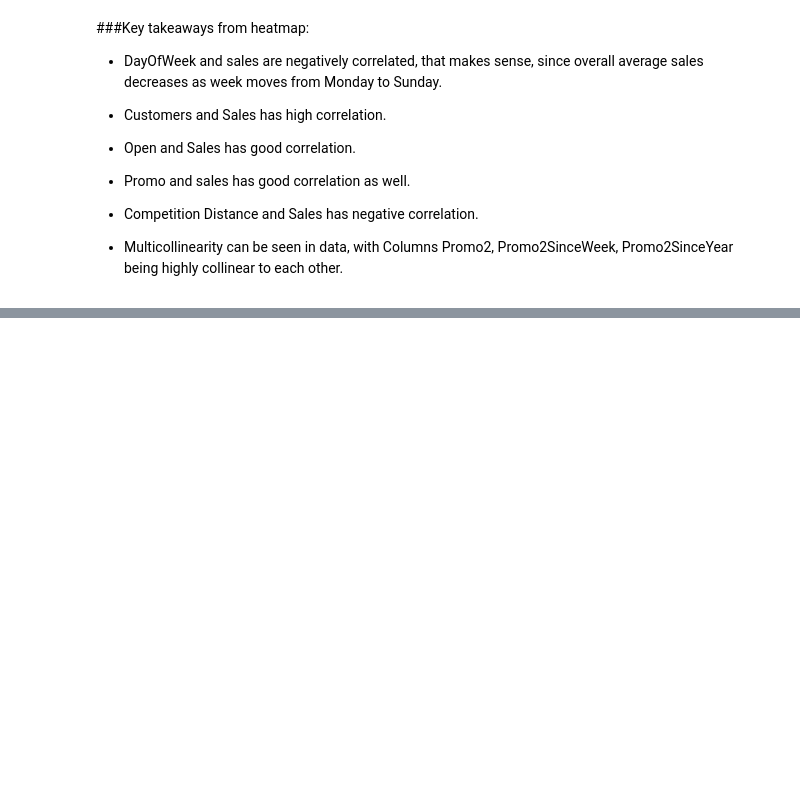
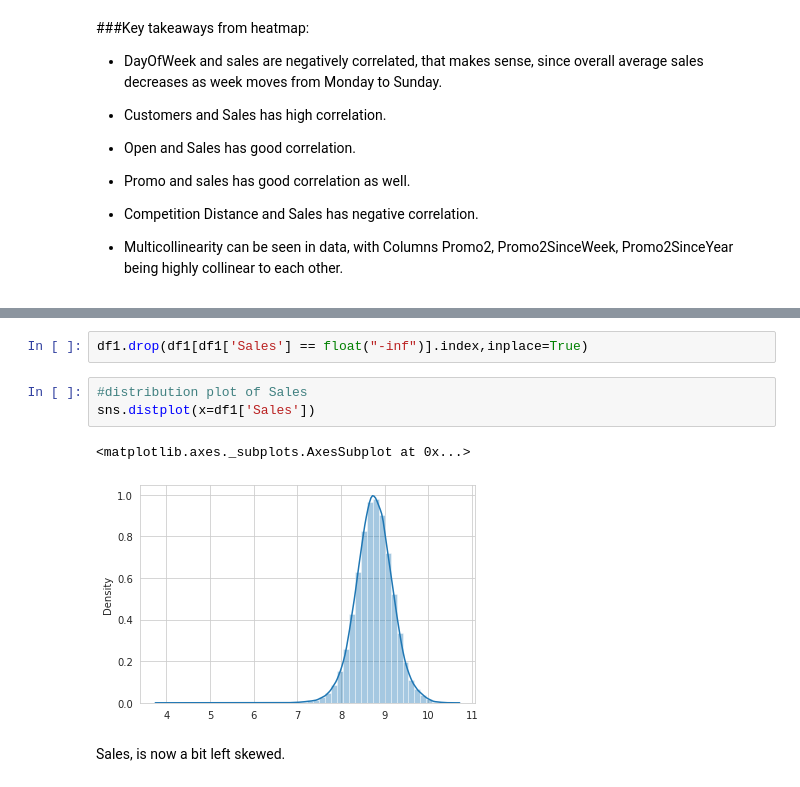
Before and after one commit to Bprs68/Rossmann-Sales-Prediction-, a Jupyter notebook: Rossmann_Sales_Prediction_Capstone_Project.ipynb, the cells around one changed output, grey strips where cells are left out. Drawn from its saved outputs; the diff is of its cells as text; blank space fills up the shorter version.

```diff
--- a/Rossmann_Sales_Prediction_Capstone_Project.ipynb
+++ b/Rossmann_Sales_Prediction_Capstone_Project.ipynb
@@ -585,0 +655,10 @@ ax = sns.heatmap(df_corr.corr(),cmap="PiYG", annot=True)
+# %%
+df1.drop(df1[df1['Sales'] == float("-inf")].index,inplace=True)
+# %%
+#distribution plot of Sales
+sns.distplot(x=df1['Sales'])
+# %% [output]
+<matplotlib.axes._subplots.AxesSubplot at 0x...>
+[figure, added]
+# %% [markdown]
+Sales, is now a bit left skewed.
```
Also changed, not shown: parts of 41 cells of this notebook.
